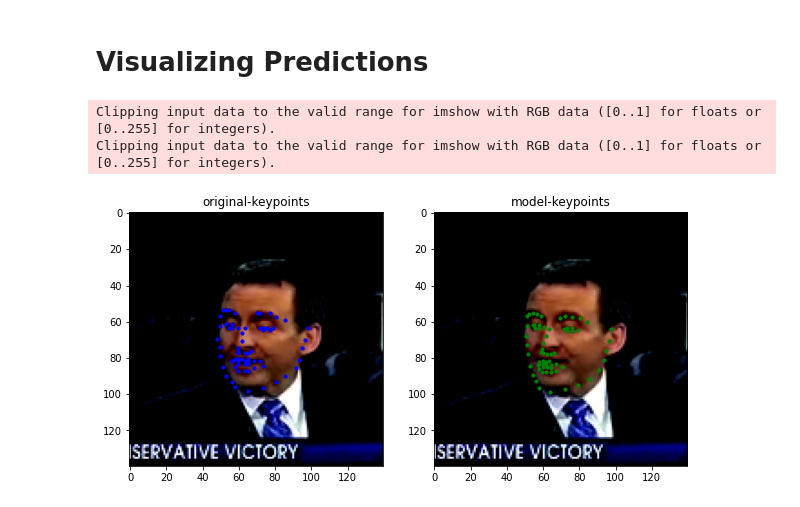
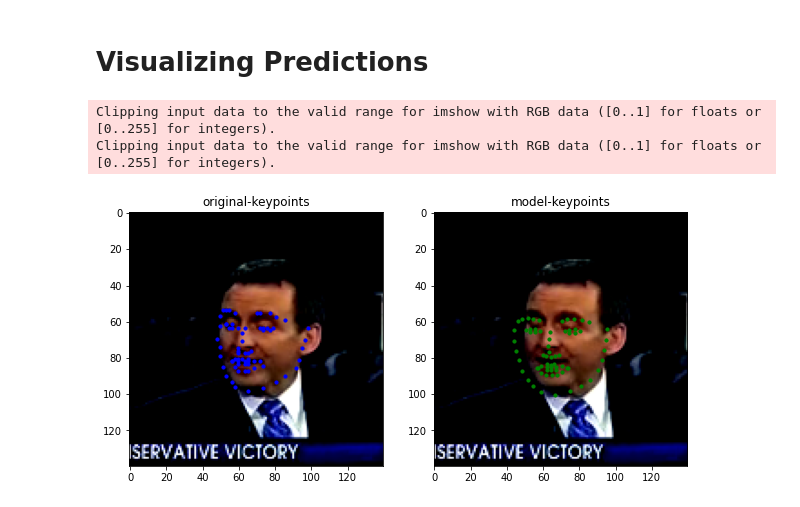
Before and after one commit to sbouslama/machine_learning_tutorials, a Jupyter notebook: computer_vision/facial_keypoints_detection/Facial_Keypoint_Detection.ipynb, the cells around one changed output. Cells and saved outputs as stored; diff of their text form; code cells hidden in the pictures.

```diff
--- a/computer_vision/facial_keypoints_detection/Facial_Keypoint_Detection.ipynb
+++ b/computer_vision/facial_keypoints_detection/Facial_Keypoint_Detection.ipynb
@@ -205,14 +204,14 @@ for i in range(EPOCHS):
 # %%
 index = 9
 image, key = testset[index]
 
-model.load_state_dict(torch.load('[Colab]FacialKeyModel.pt', map_location = DEVICE))
+model.load_state_dict(torch.load(f"{MODEL_PATH}/{MODEL_NAME}_ft_epoch{EPOCHS-1}.model", map_location = DEVICE))
 model.eval()
 with torch.no_grad():
     image = image.to(DEVICE)
     out_key = model(image.unsqueeze(0))
     compare_keypoints(image, key, out_key)
 # %% [output]
 Clipping input data to the valid range for imshow with RGB data ([0..1] for floats or [0..255] for integers).
 Clipping input data to the valid range for imshow with RGB data ([0..1] for floats or [0..255] for integers).
-[figure, old version]
+[figure, new version]
```
Also changed, not shown: parts of 2 cells of this notebook, 1 other file.
